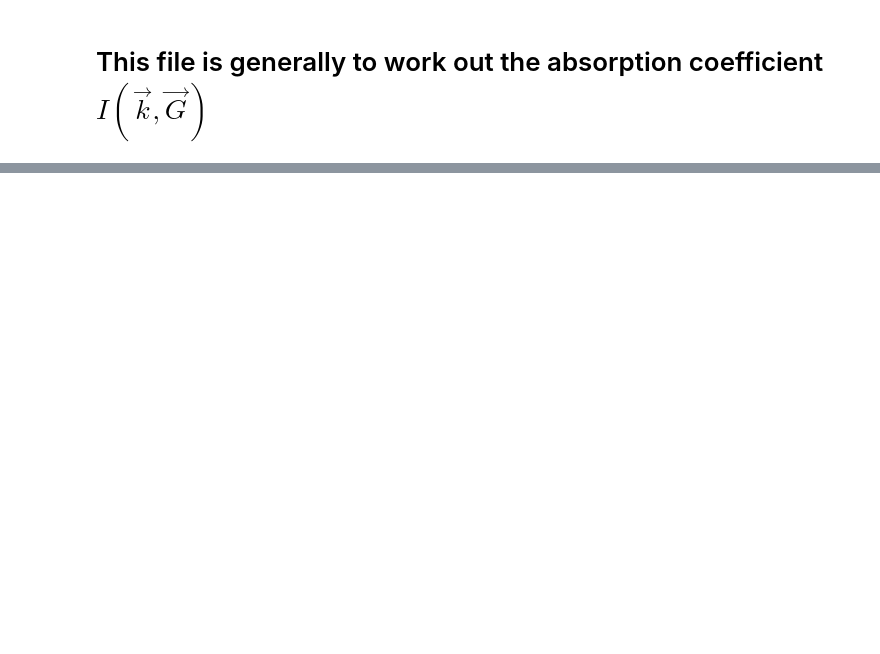
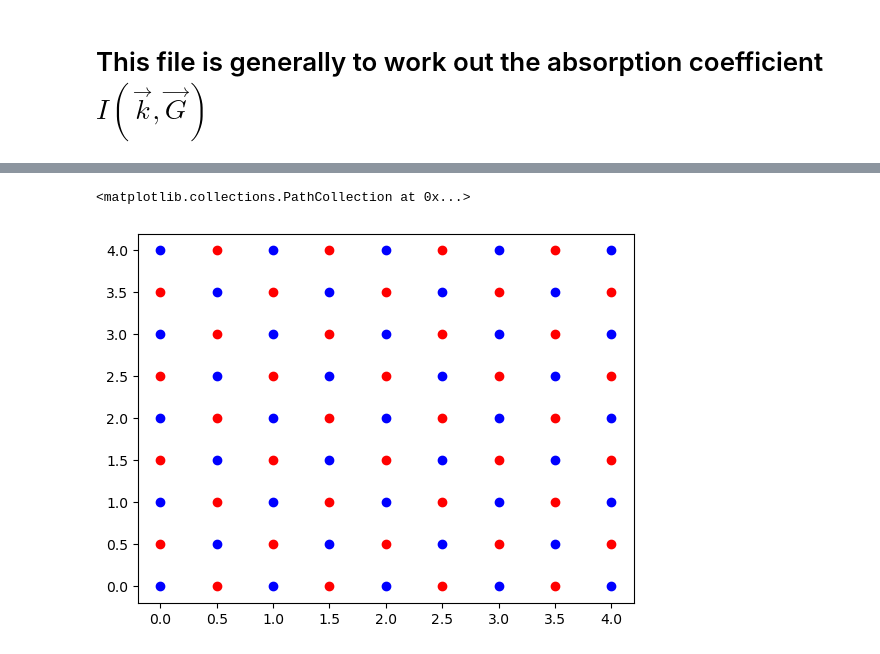
Before and after one commit to Taaseen-Islam-u7121940/Axion-Flux, a Jupyter notebook: Code/absorption.ipynb, the cells around one changed output, grey strips where cells are left out. Cells and saved outputs as stored; diff of their text form; code cells hidden in the pictures; blank space fills up the shorter version.

```diff
--- a/Code/absorption.ipynb
+++ b/Code/absorption.ipynb
@@ -184,0 +197,14 @@ array([  0.  ,   0.  ,   0.  , ..., 126.42, 126.42, 126.42])
+# %%
+make_tuples = lambda grid:  [ tuple(x) for x in grid.tolist()]
+# %%
+err = set(make_tuples(full_grid)) - set(make_tuples(n_grid))
+er2 = np.array(list(err))
+
+plt.scatter(er2[:,0],
+            er2[:,1], color='red')
+
+plt.scatter(n_grid[:,0],
+            n_grid[:,1], color='blue')
+# %% [output]
+<matplotlib.collections.PathCollection at 0x...>
+[figure, added]
```
Also changed, not shown: parts of 28 cells of this notebook.
